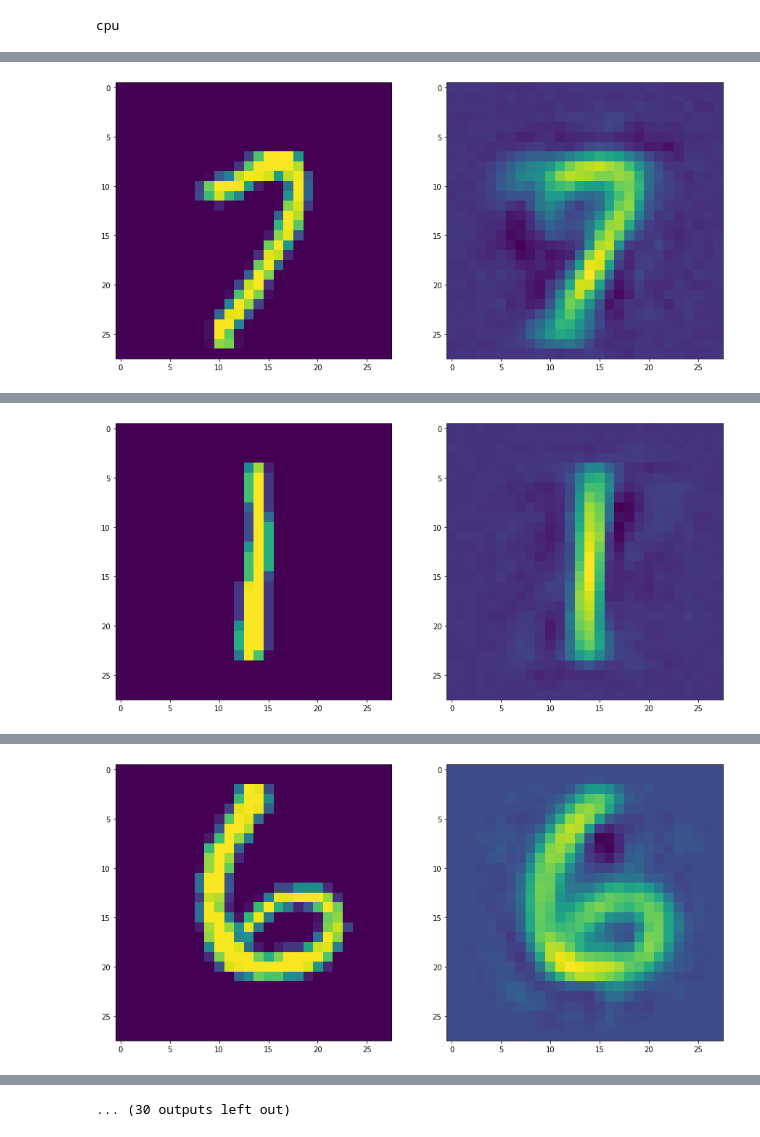
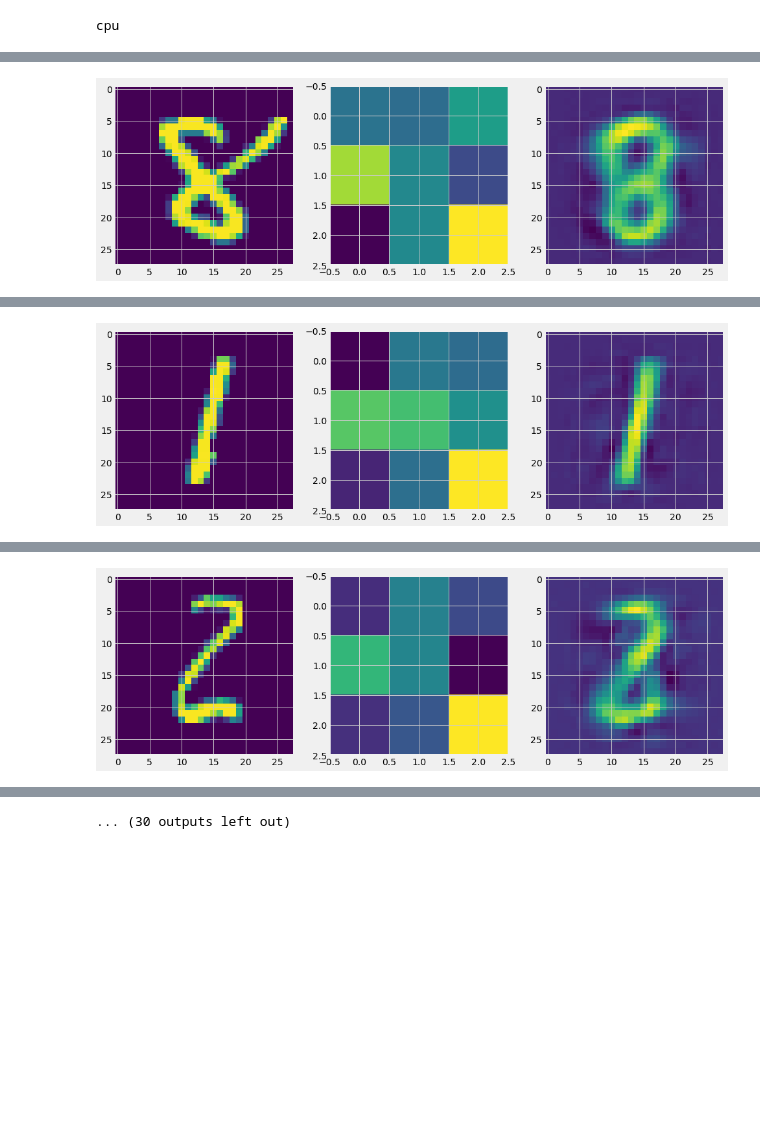
Before and after one commit to trilgar/MSM-2021, a Jupyter notebook: autoencoders.ipynb, the cells around one changed output, grey strips where cells are left out. Drawn from its saved outputs; the diff is of its cells as text; code cells hidden in the pictures; blank space fills up the shorter version.

```diff
--- a/autoencoders.ipynb
+++ b/autoencoders.ipynb
@@ -76,7 +76,7 @@ class AE(torch.nn.Module):
     def forward(self, x):
         encoded = self.encoder(x)
         decoded = self.decoder(encoded)
-        return decoded
+        return decoded,encoded
 # %%
 # Model Initialization
 model = AE()
@@ -101,7 +101,7 @@ for epoch in range(epochs):
         image = image.reshape(-1, 28 * 28)
 
         # Output of Autoencoder
-        reconstructed = model(image)
+        reconstructed, encoded = model(image)
 
         # Calculating the loss function
         loss = loss_function(reconstructed, image)
@@ -119,10 +119,12 @@ for epoch in range(epochs):
             print('Epoch [{}/{}], Step [{}/{}], Loss: {:.4f}'
                   .format(epoch + 1, epochs, i + 1, total_step, loss.item()))
     outputs.append((epochs, image, reconstructed))
-    fig, (ax1, ax2) = plt.subplots(ncols = 2, figsize = (15, 8))
-    img = reconstructed[-1].cpu()
+    fig, (ax1,ax2, ax3) = plt.subplots(ncols = 3, figsize = (15, 8))
+    enc = encoded[-1].cpu()
+    rec = reconstructed[-1].cpu()
     ax1.imshow(image[-1].reshape(28,28).cpu())
-    ax2.imshow(img.reshape(28,28).detach().numpy())
+    ax2.imshow(enc.reshape(3,3).detach().numpy())
+    ax3.imshow(rec.reshape(28,28).detach().numpy())
     print('Loss for epoch = ', sum(mse)/len(mse))
     plt.show()
 
@@ -141 +143 @@ Loss for epoch =  0.048724890734752016
-[figure, old version]
+[figure, new version]
@@ -146 +148 @@ Loss for epoch =  0.036087472493449846
-[figure, old version]
+[figure, new version]
@@ -151 +153 @@ Loss for epoch =  0.0320116897970438
-[figure, old version]
+[figure, new version]
```
Also changed, not shown: parts of 3 cells of this notebook.
